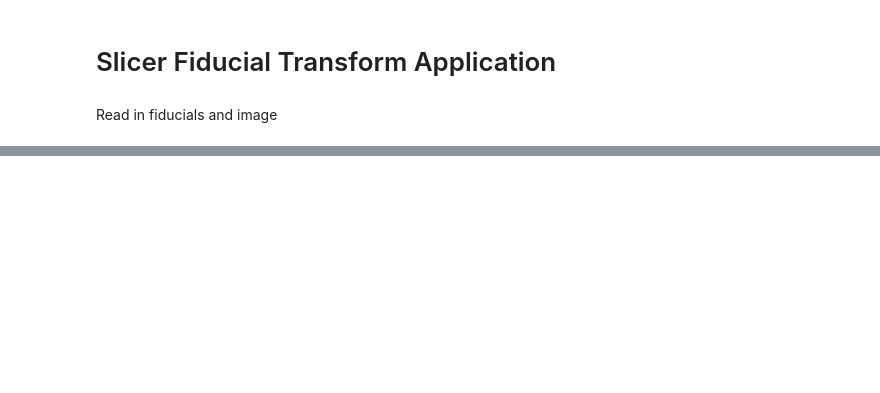
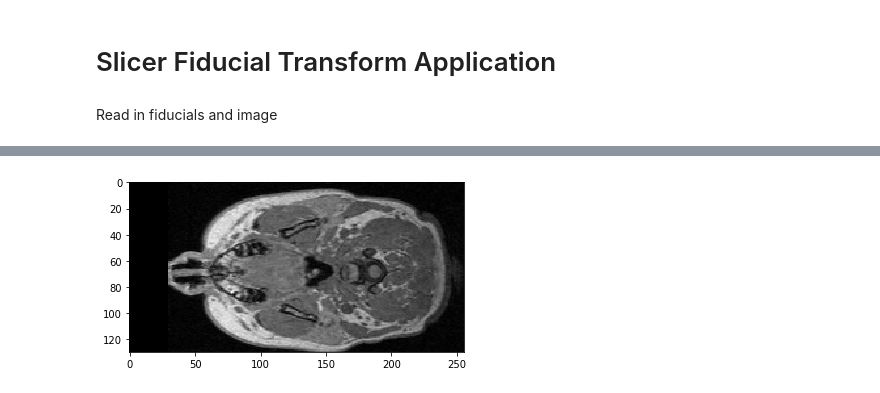
Before and after one commit to BRAINSia/SlicerFiducials, a Jupyter notebook: examples/02_transforms/example.ipynb, the cells around one changed output, grey strips where cells are left out. Cells and saved outputs as stored; diff of their text form; code cells hidden in the pictures; blank space fills up the shorter version.

```diff
--- a/examples/02_transforms/example.ipynb
+++ b/examples/02_transforms/example.ipynb
@@ -19,0 +55,4 @@ array([-33.946, -76.571, -21.018])
+# %%
+show_lmk_slice(rotated_image, ind_of_F2)
+# %% [output]
+[figure, added]
```
Also changed, not shown: parts of 12 cells of this notebook, 6 other files.
